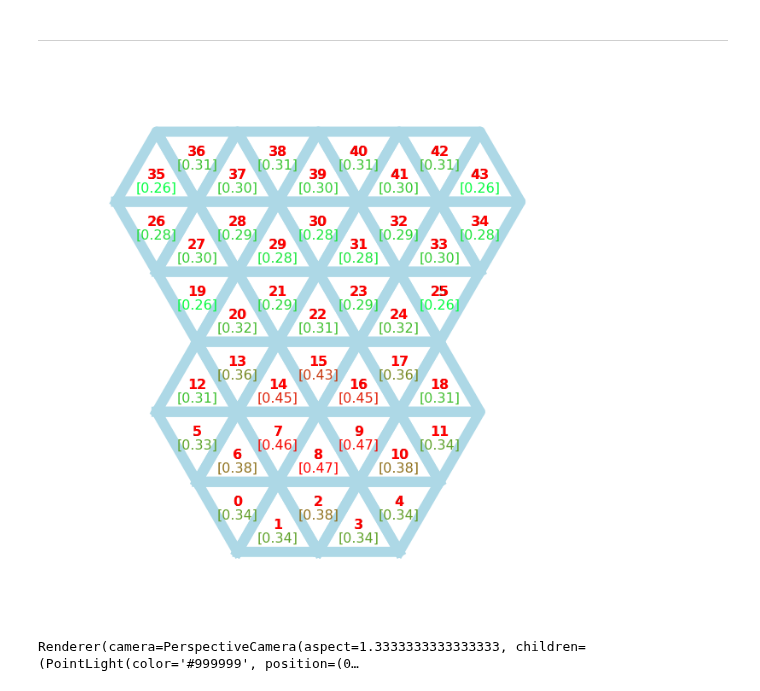
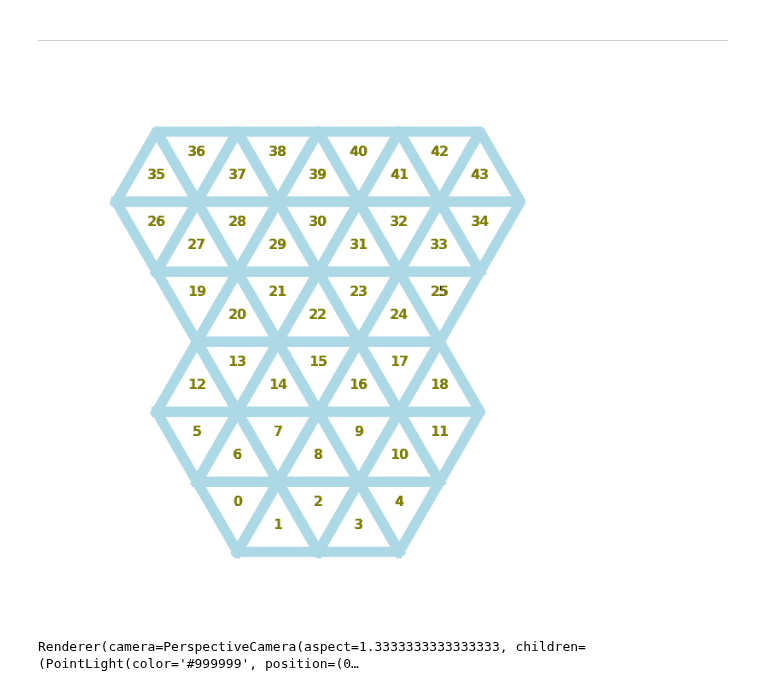
Before and after one commit to udaykusupati/ActuationUmbrellaMeshes, a Jupyter notebook: python/actuation_experiments/external_trials_json.ipynb, the cells around one changed output. Drawn from its saved outputs; the diff is of its cells as text; code cells hidden in the pictures.

```diff
--- a/python/actuation_experiments/external_trials_json.ipynb
+++ b/python/actuation_experiments/external_trials_json.ipynb
@@ -33,17 +33,17 @@ undeployed_cells  = []
 ---
 # %%
 active_cells    = deployed_cells + undeployed_cells
-target_percents = [100]*len(deployed_cells) + [0]*len(undeployed_cells) # 0:undeployed | 100:deployed
+target_percents = [50]*len(deployed_cells) + [0]*len(undeployed_cells) # 0:undeployed | 100:deployed
 # %%
 plot2D(input_data,
            curr_um,
-           show_height=True,
+           show_height=False,
            active_cells=active_cells,
            target_percents=target_percents,
            file_name = '',
            show_plot=True)
 # %% [output]
-[figure, old version]
+[figure, new version]
 # %%
 view3D = plot3D(curr_um, input_data)
 view3D.show()
```
Also changed, not shown: parts of 3 cells of this notebook, 2 other files.
